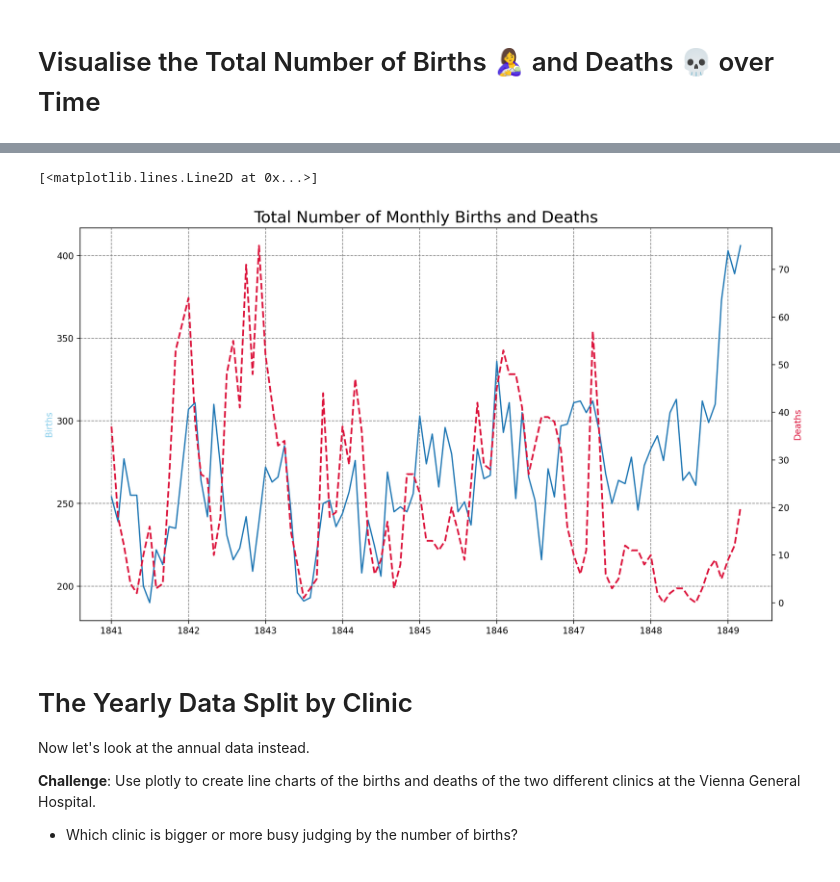
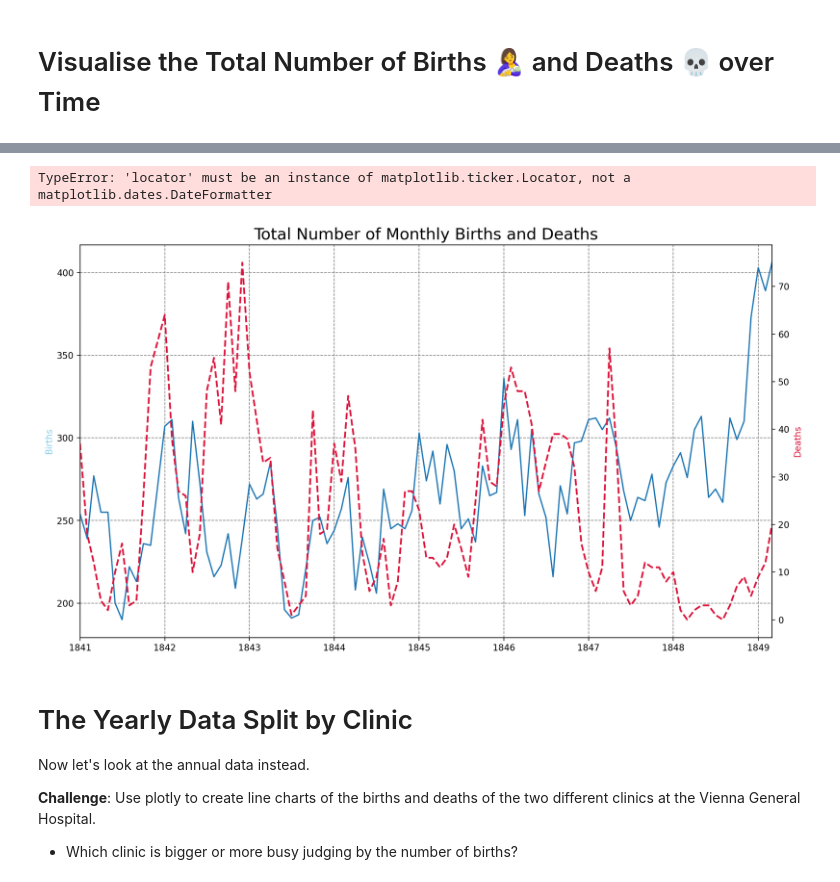
Before and after one commit to J-Bills/day_80, a Jupyter notebook: Dr+Semmelweis+Analysis+%28start%29/Dr_Semmelweis_Handwashing_Discovery_(start).ipynb, the cells around one changed output, grey strips where cells are left out. Cells and saved outputs as stored; diff of their text form; code cells hidden in the pictures.

Commit message:
added tickers for the months on the x-axis

```diff
--- a/Dr+Semmelweis+Analysis+%28start%29/Dr_Semmelweis_Handwashing_Discovery_(start).ipynb
+++ b/Dr+Semmelweis+Analysis+%28start%29/Dr_Semmelweis_Handwashing_Discovery_(start).ipynb
@@ -172,20 +172,30 @@ How dangerous wsas childbirth in the 1840s in Vienna?
 # %%
 plt.figure(figsize=(14,8), dpi=200)
 plt.title('Total Number of Monthly Births and Deaths', fontsize=18)
 
 ax1 = plt.gca()
 ax2 = ax1.twinx()
 data =df_monthly
 ax1.grid(color='grey', linestyle='--')
 ax1.set_ylabel('Births', color='skyblue')
 ax1.plot(data.date, data.births)
 
 ax2.set_ylabel('Deaths', color='crimson')
 ax2.plot(data.date, data.deaths, color='crimson', linestyle='dashed',
      linewidth=2, markersize=12)
+
+
+years = mdates.YearLocator()
+months = mdates.MonthLocator()
+years_fmt = mdates.DateFormatter('%Y')
+
+
+ax1.set_xlim([data.date.min(), data.date.max()])
+ax1.xaxis.set_major_locator(years)
+ax1.xaxis.set_minor_locator(months)
 # %% [output]
-[<matplotlib.lines.Line2D at 0x...>]
+TypeError: 'locator' must be an instance of matplotlib.ticker.Locator, not a matplotlib.dates.DateFormatter
-[figure, old version]
+[figure, new version]
 # %% [markdown]
 # The Yearly Data Split by Clinic
 
```
